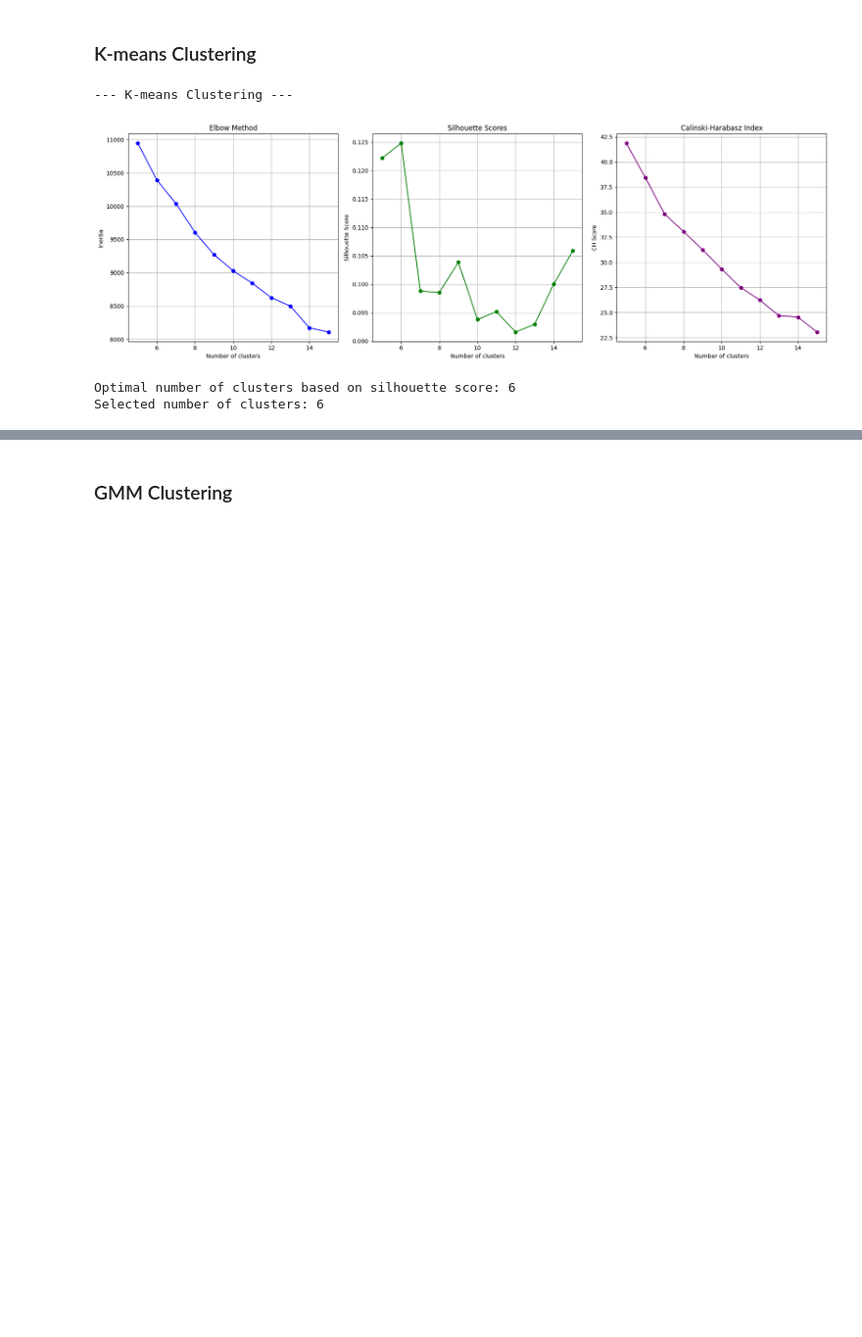
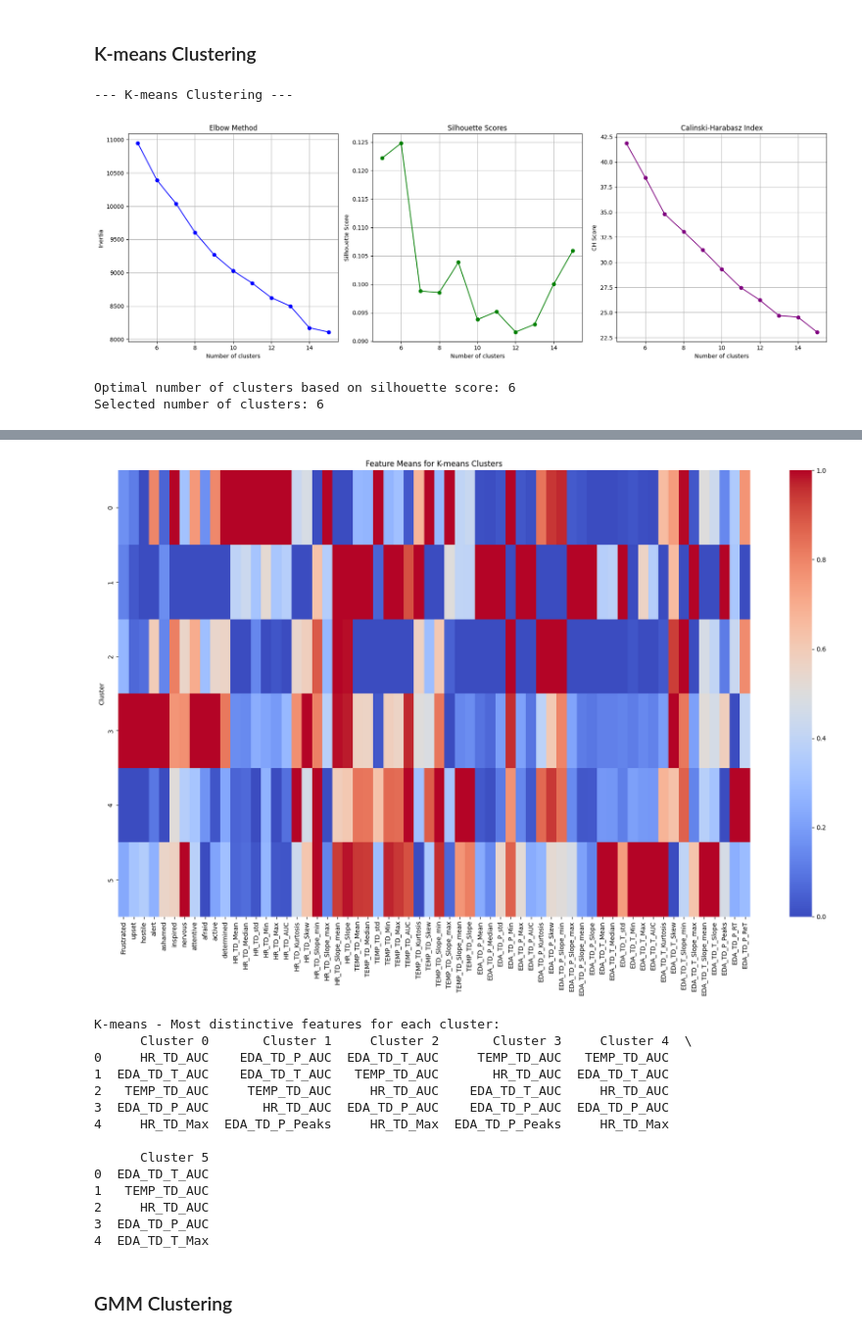
Before and after one commit to AntonWangDTU/case_2, a Jupyter notebook: src_alex/case_2_clustering.ipynb, the cells around one changed output, grey strips where cells are left out. Shown at 98% size. Drawn from its saved outputs; the diff is of its cells as text; code cells hidden in the pictures; blank space fills up the shorter version.

```diff
--- a/src_alex/case_2_clustering.ipynb
+++ b/src_alex/case_2_clustering.ipynb
@@ -447,7 +497,7 @@ visualize_clusters_2d(X_pca, kmeans_labels, centers=kmeans_centers_pca, method_n
 kmeans_centers_original = pca_model.inverse_transform(kmeans_centers_pca)
 
 # Analyze K-means clusters
-#
+kmeans_stats, kmeans_distinctive = analyze_clusters(X_all, kmeans_labels, method_name="K-means")
 # %% [output]
 --- K-means Clustering ---
 [figure]
@@ -458,3 +525,18 @@ Selected number of clusters: 6
+[figure, added]
+K-means - Most distinctive features for each cluster:
+      Cluster 0       Cluster 1     Cluster 2       Cluster 3     Cluster 4  \
+0     HR_TD_AUC    EDA_TD_P_AUC  EDA_TD_T_AUC     TEMP_TD_AUC   TEMP_TD_AUC
+1  EDA_TD_T_AUC    EDA_TD_T_AUC   TEMP_TD_AUC       HR_TD_AUC  EDA_TD_T_AUC
+2   TEMP_TD_AUC     TEMP_TD_AUC     HR_TD_AUC    EDA_TD_T_AUC     HR_TD_AUC
+3  EDA_TD_P_AUC       HR_TD_AUC  EDA_TD_P_AUC    EDA_TD_P_AUC  EDA_TD_P_AUC
+4     HR_TD_Max  EDA_TD_P_Peaks     HR_TD_Max  EDA_TD_P_Peaks     HR_TD_Max
+
+      Cluster 5
+0  EDA_TD_T_AUC
+1   TEMP_TD_AUC
+2     HR_TD_AUC
+3  EDA_TD_P_AUC
+4  EDA_TD_T_Max
 # %% [markdown]
 ### GMM Clustering
 # %%
```
Also changed, not shown: parts of 5 cells of this notebook, 2 other files.
